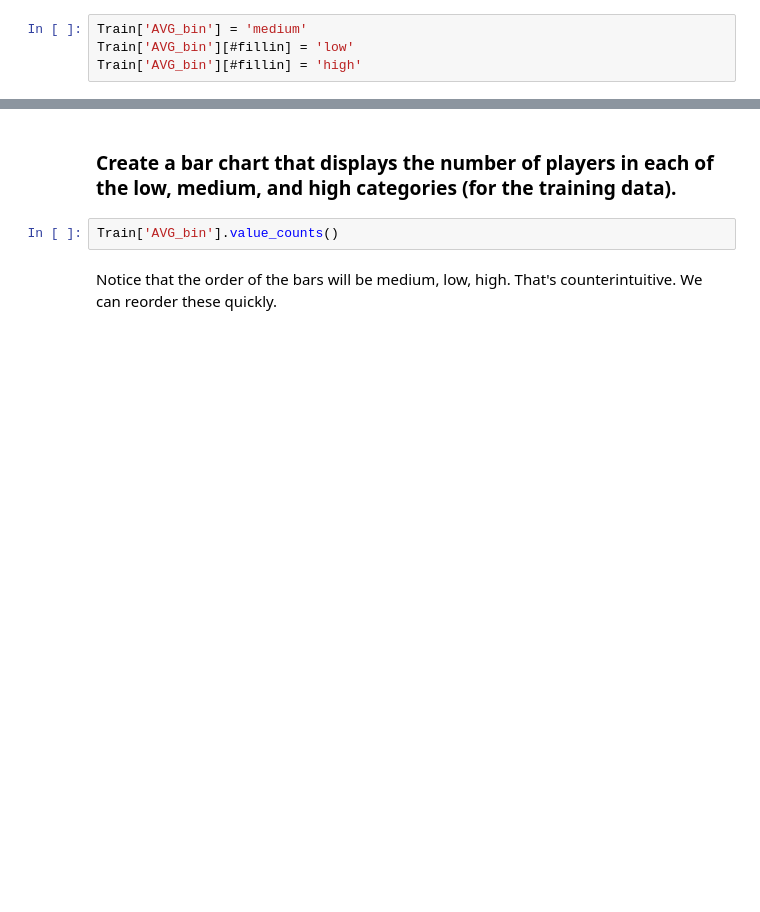
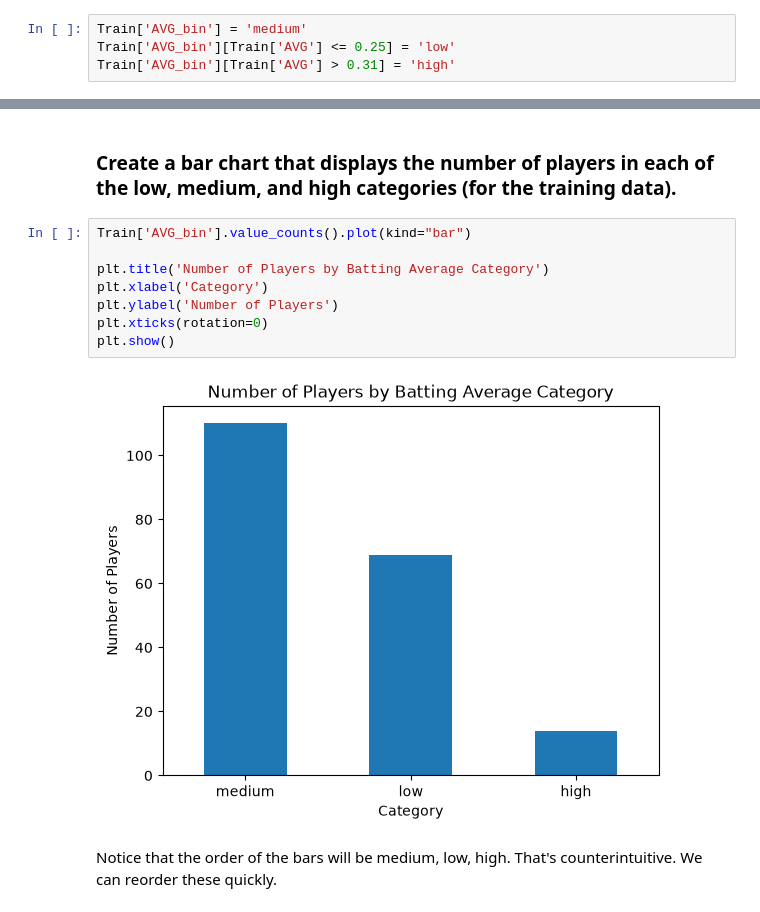
Before and after one commit to charmi124/code_2600, a Jupyter notebook: mod03_eda.ipynb, the cells around one changed output, grey strips where cells are left out. Cells and saved outputs as stored; diff of their text form; blank space fills up the shorter version.

```diff
--- a/mod03_eda.ipynb
+++ b/mod03_eda.ipynb
@@ -196,5 +202,5 @@ Totals = [TotHits, TotWalks, TotAtBat-TotHits-TotWalks]
 ### Using 0.25 and 0.31 as the split points, create a new variable with three bins: high, medium, and low.
 # %%
 Train['AVG_bin'] = 'medium'
-Train['AVG_bin'][#fillin] = 'low'
-Train['AVG_bin'][#fillin] = 'high'
+Train['AVG_bin'][Train['AVG'] <= 0.25] = 'low'
+Train['AVG_bin'][Train['AVG'] > 0.31] = 'high'
@@ -201,7 +216,15 @@ Train['AVG_bin'][#fillin] = 'high'
 # %% [markdown]
 ### Create a bar chart that displays the number of players in each of the low, medium, and high categories (for the training data).
 # %%
-Train['AVG_bin'].value_counts()
+Train['AVG_bin'].value_counts().plot(kind="bar")
+
+plt.title('Number of Players by Batting Average Category')
+plt.xlabel('Category')
+plt.ylabel('Number of Players')
+plt.xticks(rotation=0)
+plt.show()
+# %% [output]
+[figure, added]
 # %% [markdown]
 Notice that the order of the bars will be medium, low, high. That's counterintuitive. We can reorder these quickly.
 # %%
```
Also changed, not shown: parts of 6 cells of this notebook.
